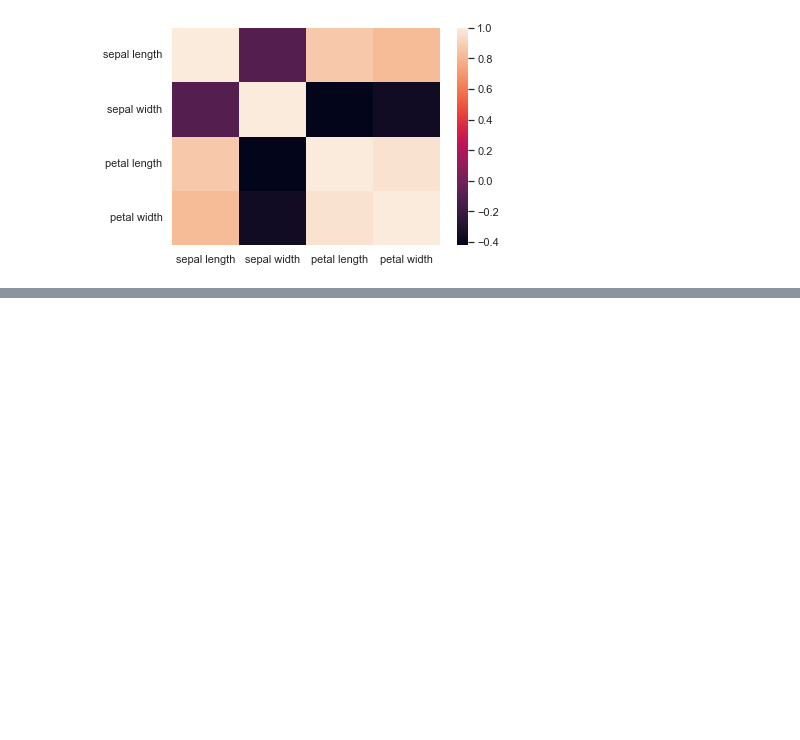
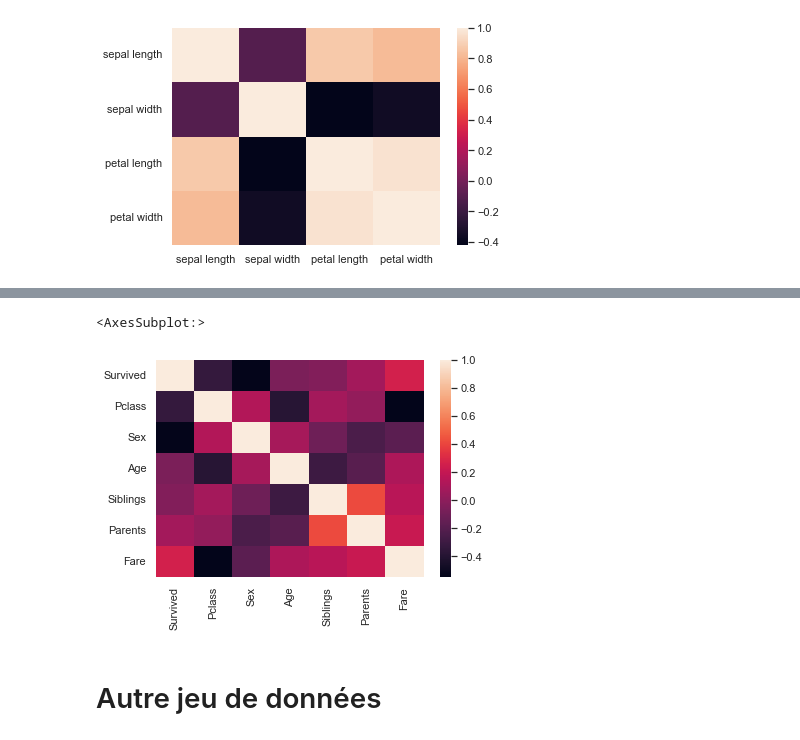
Before and after one commit to axelguerinoctave/M2Bio, a Jupyter notebook: TP 3.ipynb, the cells around one changed output, grey strips where cells are left out. Saved outputs shown, nothing was run; the diff lists cells and outputs as text; code cells hidden in the pictures; blank space fills up the shorter version.

```diff
--- a/TP 3.ipynb
+++ b/TP 3.ipynb
@@ -42,0 +77,2 @@ sns.heatmap(matcorr)
+# %%
+titanic['Sex'] = titanic['Sex'].astype('category')
@@ -42,0 +97,3 @@ sns.heatmap(matcorr)
+# %%
+cat_columns = titanic.select_dtypes(['category']).columns
+titanic[cat_columns] = titanic[cat_columns].apply(lambda x: x.cat.codes)
@@ -42,0 +116,2 @@ sns.heatmap(matcorr)
+# %%
+matcorr = titanic.corr()
@@ -42,0 +129,8 @@ sns.heatmap(matcorr)
+# %%
+sns.set()
+sns.heatmap(matcorr)
+# %% [output]
+<AxesSubplot:>
+[figure, added]
+# %% [markdown]
+# Autre jeu de données
```
Also changed, not shown: parts of 39 cells of this notebook.
